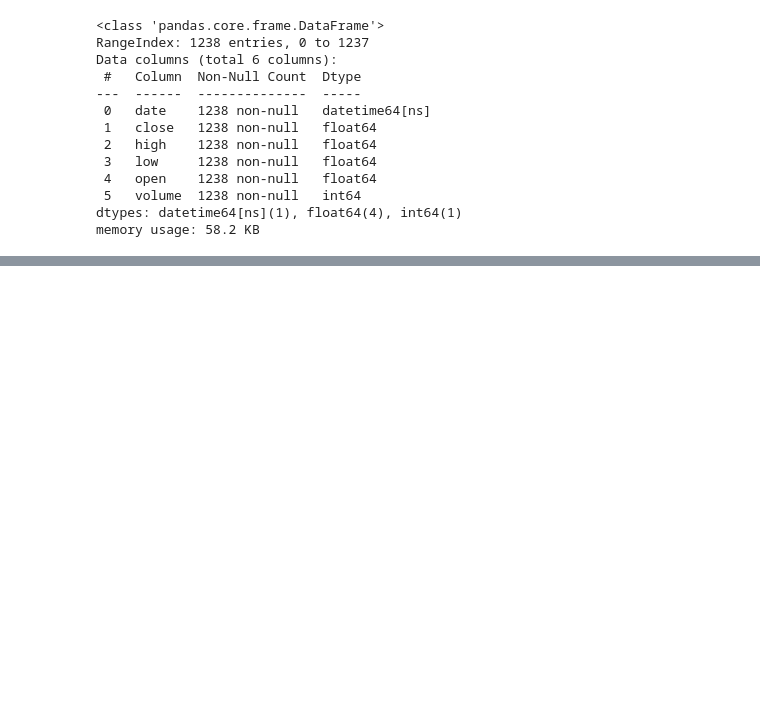
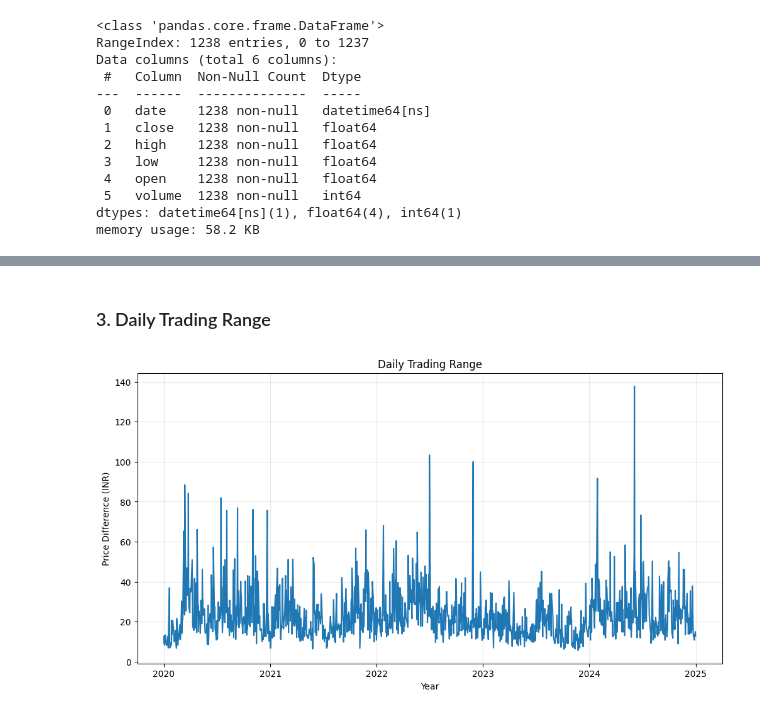
Before and after one commit to bhuvansai93/ds_project_stock_price_prediction, a Jupyter notebook: code_reliance.ipynb, the cells around one changed output, grey strips where cells are left out. Drawn from its saved outputs; the diff is of its cells as text; code cells hidden in the pictures; blank space fills up the shorter version.

```diff
--- a/code_reliance.ipynb
+++ b/code_reliance.ipynb
@@ -170,0 +248,14 @@ df.head()
+# %% [markdown]
+### 3. Daily Trading Range
+# %%
+reliance_df['range'] = reliance_df['high'] - reliance_df['low']
+
+plt.figure(figsize=(12,6))
+plt.plot(reliance_df.index, reliance_df['range'])
+plt.title('Daily Trading Range')
+plt.xlabel('Year')
+plt.ylabel('Price Difference (INR)')
+plt.grid(alpha=0.3)
+plt.show()
+# %% [output]
+[figure, added]
```
Also changed, not shown: parts of 32 cells of this notebook.
